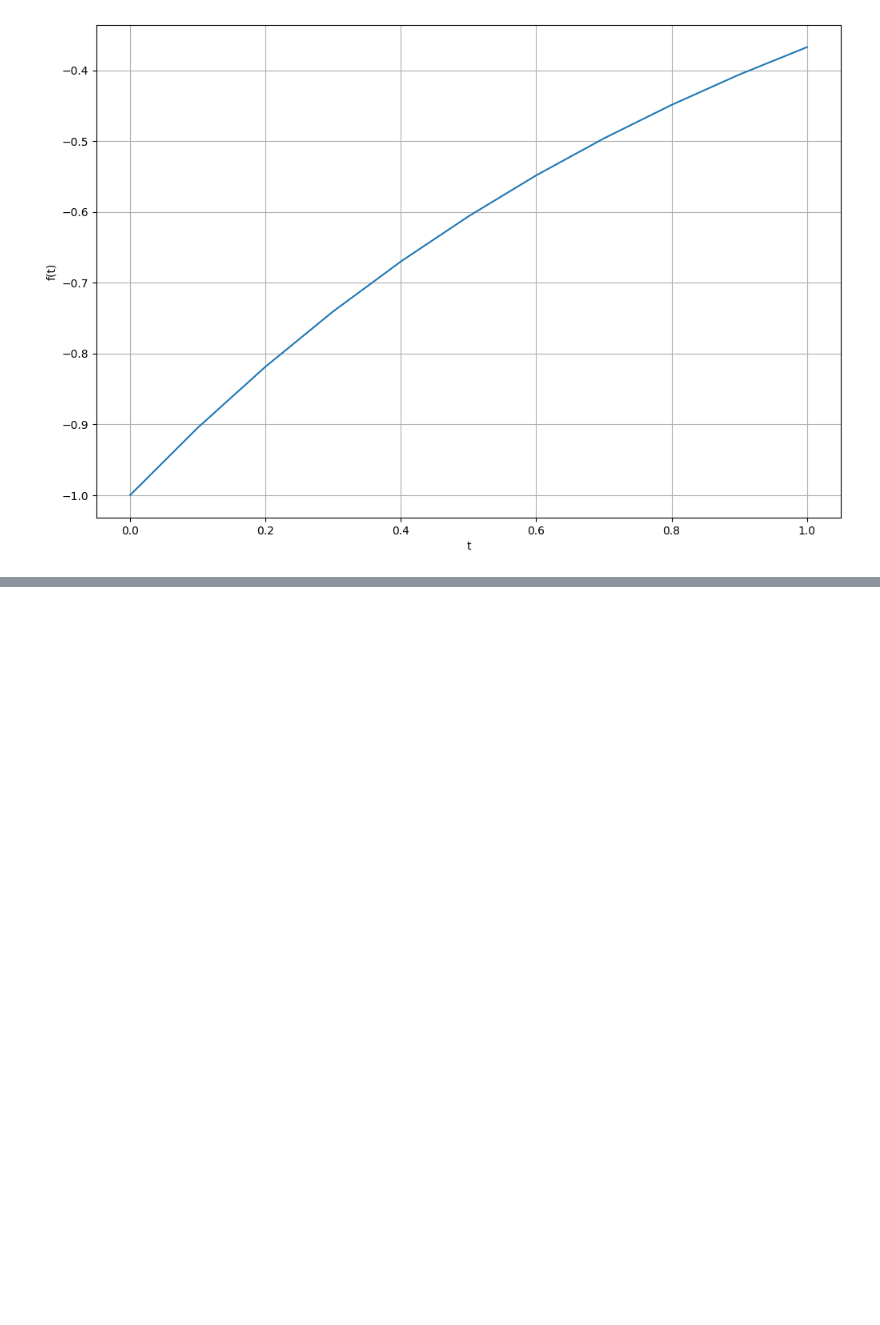
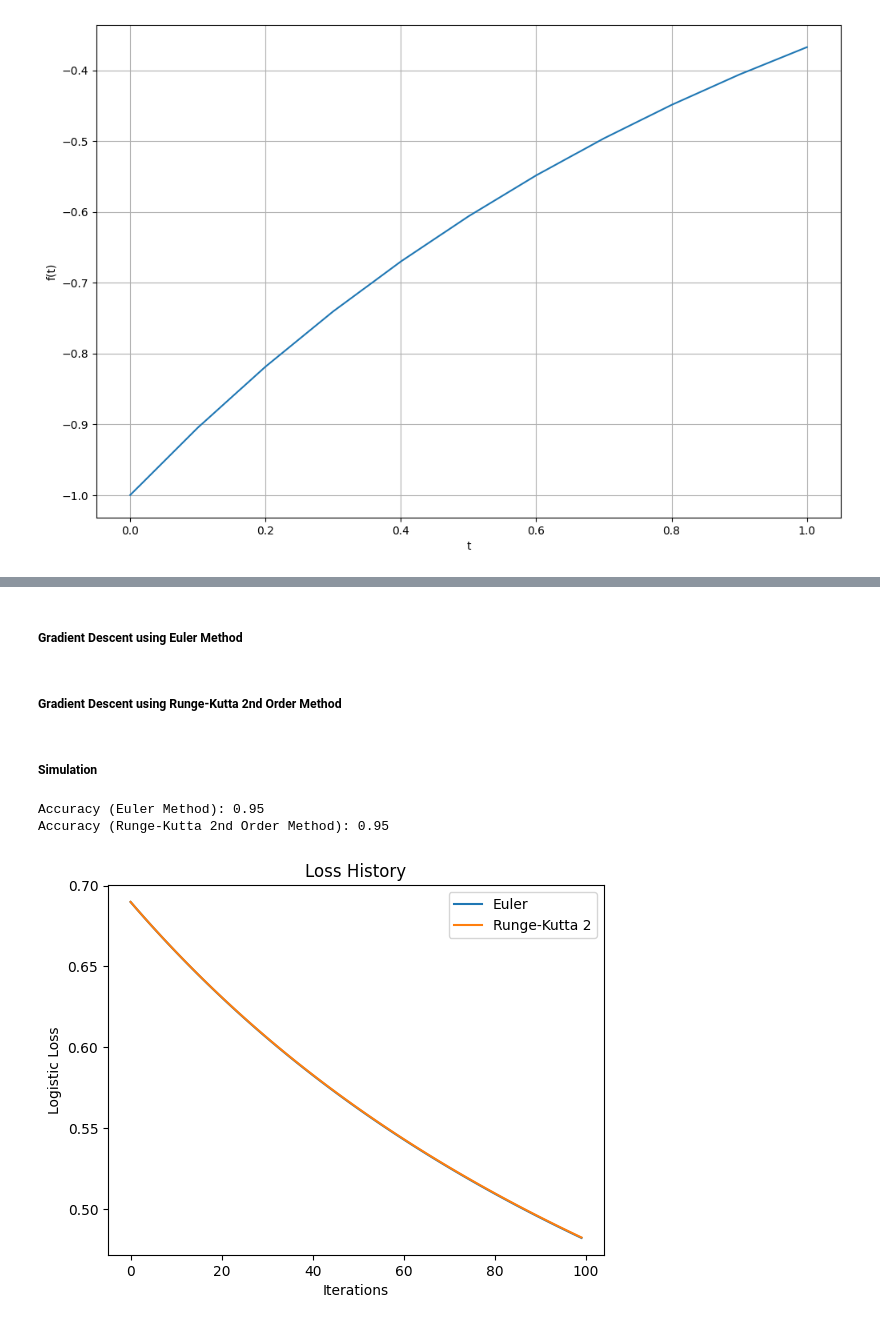
Before and after one commit to zeyadmohaymen/injury-dynamics-model, a Jupyter notebook: src/simulations.ipynb, the cells around one changed output, grey strips where cells are left out. Cells and saved outputs as stored; diff of their text form; code cells hidden in the pictures; blank space fills up the shorter version.

Commit message:
regression model setup

```diff
--- a/src/simulations.ipynb
+++ b/src/simulations.ipynb
@@ -100,0 +105,3 @@ plt.show()
+# %%
+def logistic_regression(X, theta):
+    return 1 / (1 + np.exp(-np.dot(X, theta)))
@@ -100,0 +124,62 @@ plt.show()
+# %% [markdown]
+##### Gradient Descent using Euler Method
+# %%
+def gradient_descent_euler_logistic(X, y, theta, learning_rate, iterations):
+    history = []  # to store the history of the cost function
+    for _ in range(iterations):
+        grad = compute_gradient_logistic(X, y, theta)
+        theta = theta - learning_rate * grad
+        history.append(logistic_loss(X, y, theta))
+    return theta, history
+# %% [markdown]
+##### Gradient Descent using Runge-Kutta 2nd Order Method
+# %%
+def gradient_descent_runge_kutta_2_logistic(X, y, theta, learning_rate, iterations):
+    history = []  # to store the history of the cost function
+    for _ in range(iterations):
+        k1 = compute_gradient_logistic(X, y, theta)
+        k2 = compute_gradient_logistic(X, y, theta - learning_rate * k1)
+        theta = theta - (learning_rate / 2) * (k1 + k2)
+        history.append(logistic_loss(X, y, theta))
+    return theta, history
+# %% [markdown]
+##### Simulation
+# %%
+# Generate a classification dataset
+X, y = make_classification(n_samples=100, n_features=2, n_redundant=0, n_clusters_per_class=1, random_state=42)
+X_train, X_test, y_train, y_test = train_test_split(X, y, test_size=0.2, random_state=42)
+
+# Add intercept
+X_train = np.c_[np.ones(X_train.shape[0]), X_train]
+X_test = np.c_[np.ones(X_test.shape[0]), X_test]
+
+# Initial parameters
+theta_initial = np.zeros(X_train.shape[1])
+
+# Train the model using Euler and Runge-Kutta methods
+theta_euler, history_euler = gradient_descent_euler_logistic(X_train, y_train, theta_initial, 0.01, 100)
+theta_rk2, history_rk2 = gradient_descent_runge_kutta_2_logistic(X_train, y_train, theta_initial, 0.01, 100)
+
+# Make predictions
+y_pred_euler = logistic_regression(X_test, theta_euler) >= 0.5
+y_pred_rk2 = logistic_regression(X_test, theta_rk2) >= 0.5
+
+# Calculate accuracy
+accuracy_euler = accuracy_score(y_test, y_pred_euler)
+accuracy_rk2 = accuracy_score(y_test, y_pred_rk2)
+
+print("Accuracy (Euler Method):", accuracy_euler)
+print("Accuracy (Runge-Kutta 2nd Order Method):", accuracy_rk2)
+
+# Plotting the loss history
+plt.plot(history_euler, label='Euler')
+plt.plot(history_rk2, label='Runge-Kutta 2')
+plt.xlabel('Iterations')
+plt.ylabel('Logistic Loss')
+plt.title('Loss History')
+plt.legend()
+plt.show()
+# %% [output]
+Accuracy (Euler Method): 0.95
+Accuracy (Runge-Kutta 2nd Order Method): 0.95
+[figure, added]
```
Also changed, not shown: parts of 14 cells of this notebook.
